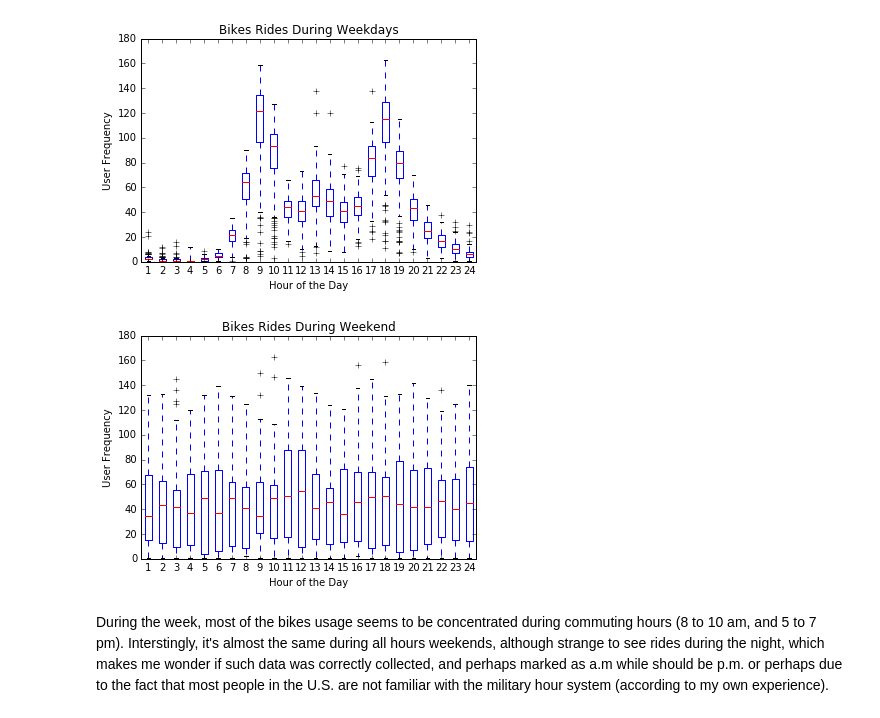
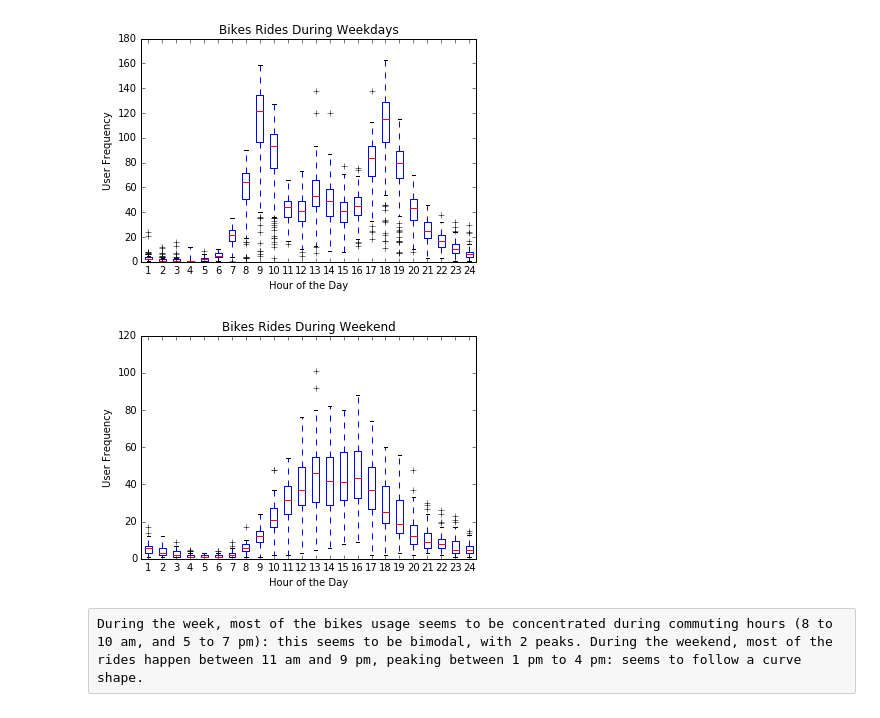
Before and after one commit to carlespoles/DSCI6002-student, a Jupyter notebook: week1/1-3_EDA/DSCI6002-1.3-Lab-CarlesPolesMielgo.ipynb, the cells around one changed output. Cells and saved outputs as stored; diff of their text form; code cells hidden in the pictures.

```diff
--- a/week1/1-3_EDA/DSCI6002-1.3-Lab-CarlesPolesMielgo.ipynb
+++ b/week1/1-3_EDA/DSCI6002-1.3-Lab-CarlesPolesMielgo.ipynb
@@ -788,19 +788,19 @@ pylab.show()
 # %%
 pylab.figure()
 pylab.hold = True
 boxes=[]
 for i in range(0,24):
 
-    x = bike_rides_weekday.iloc[bike_rides_weekend.index.get_level_values('hour')==i]
+    x = bike_rides_weekend.iloc[bike_rides_weekend.index.get_level_values('hour')==i]
     boxes.append(x)
 
 pylab.boxplot(boxes,vert=1)
 pylab.xlabel('Hour of the Day')
 pylab.ylabel('User Frequency')
 pylab.title('Bikes Rides During Weekend')
 pylab.boxplot
 pylab.show()
 # %% [output]
-[figure, old version]
+[figure, new version]
-# %% [markdown]
-During the week, most of the bikes usage seems to be concentrated during commuting hours (8 to 10 am, and 5 to 7 pm). Interstingly, it's almost the same during all hours weekends, although strange to see rides during the night, which makes me wonder if such data was correctly collected, and perhaps marked as a.m while should be p.m. or perhaps due to the fact that most people in the U.S. are not familiar with the military hour system (according to my own experience).
+# %% [raw]
+During the week, most of the bikes usage seems to be concentrated during commuting hours (8 to 10 am, and 5 to 7 pm): this seems to be bimodal, with 2 peaks. During the weekend, most of the rides happen between 11 am and 9 pm, peaking between 1 pm to 4 pm: seems to follow a curve shape.
```
